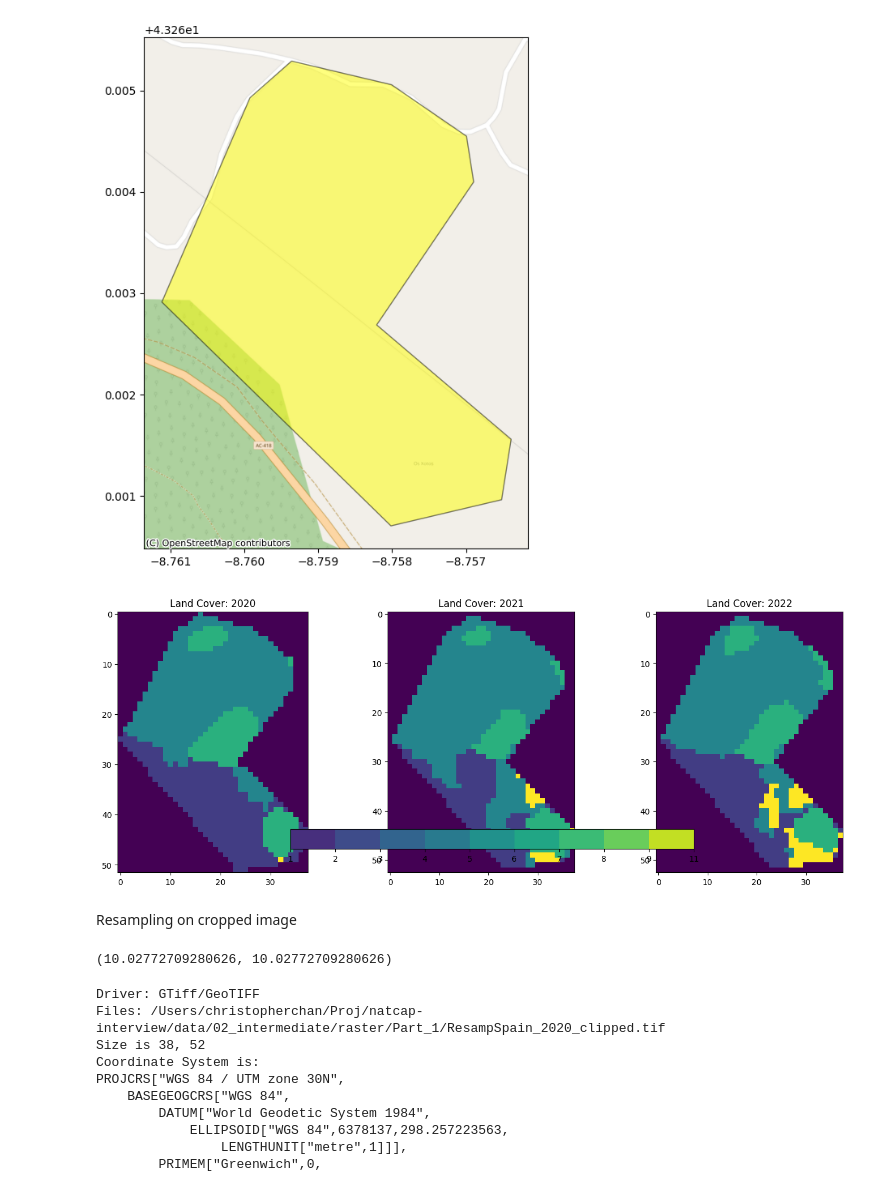
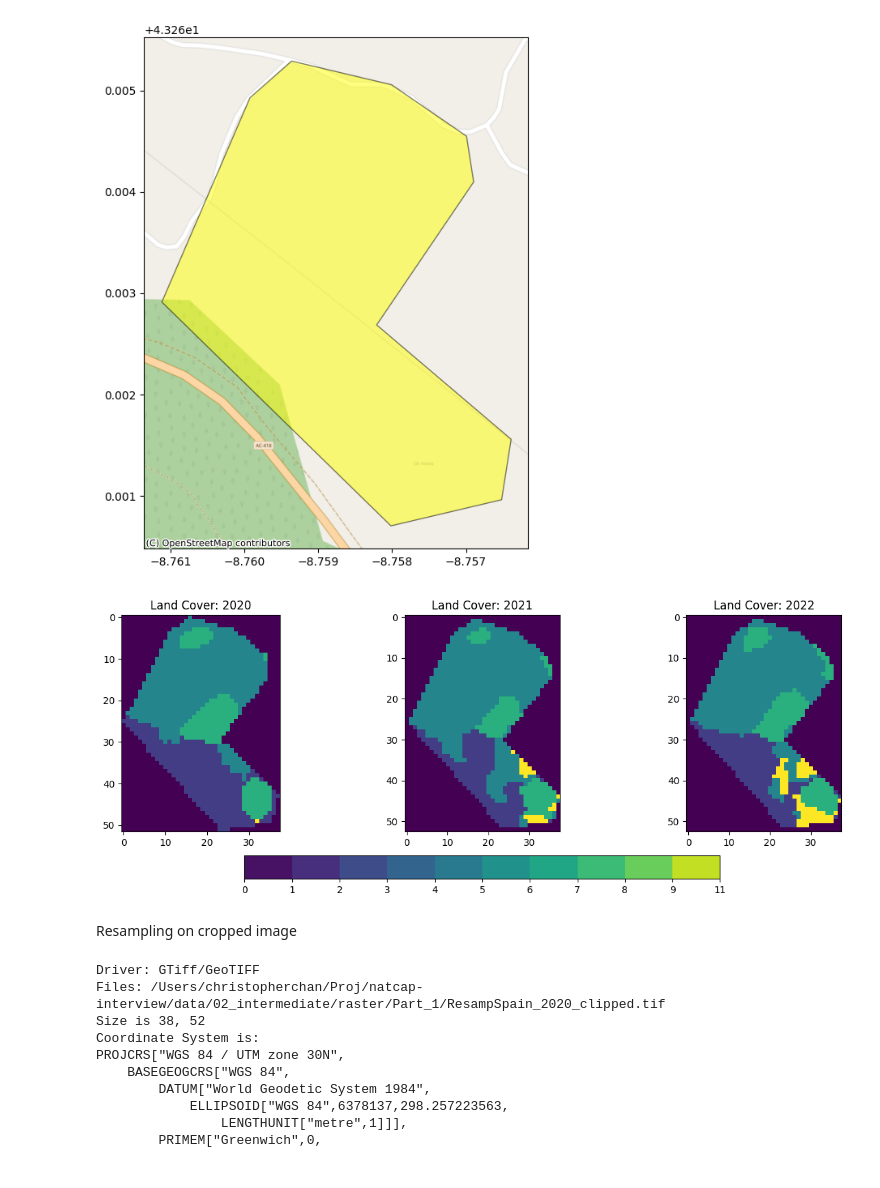
Before and after one commit to chrischank/Land-Cover-Change, a Jupyter notebook: notebooks/Part1_LCC.ipynb, the cells around one changed output. Saved outputs shown, nothing was run; the diff lists cells and outputs as text; code cells hidden in the pictures.

```diff
--- a/notebooks/Part1_LCC.ipynb
+++ b/notebooks/Part1_LCC.ipynb
@@ -96,43 +96,41 @@ for raster in raster_ls:
         clipped_image, clipped_transform = mask(src, aoi_32630.geometry, crop=True)
         # Cloud mask set 10 to G
         clipped_image = np.where((clipped_image == 0) | (clipped_image == 10), 0, clipped_image).astype(np.int8)
 
         profile = src.profile.copy()
         profile.update({
             "height": clipped_image.shape[1],
             "width": clipped_image.shape[2],
             "transform": clipped_transform
         })
 
     with rio.open(f'{data_intermediate}/raster/Part_1/spain_{year}_clipped.tif', "w", **profile) as dst:
         dst.write(clipped_image)
 
     # Append the clipped array (which has shape: [bands, height, width])
     clip_rasterls.append(clipped_image)
 
 # Quick plot
-
 fig, ax = plt.subplots(1, 3, figsize=(15, 5))
 
 for idx, img in enumerate(clip_rasterls):
     im = ax[idx].imshow(img[0])
     ax[idx].set_title(f'Land Cover: {raster_ls[idx].split("_")[2].split(".")[0]}')
 
-arr = np.arange(1, 12)
+arr = np.arange(0, 12)
 arr_filtered = arr[arr != 10]
 
-cbar = fig.colorbar(im, ax=ax, orientation='horizontal', fraction=0.09, ticks=arr_filtered,
+cbar = fig.colorbar(im, ax=ax, orientation='horizontal', fraction=0.09, pad=0.09, ticks=arr_filtered,
                     boundaries=arr_filtered)
 
-plt.tight_layout()
+#plt.tight_layout()
 plt.show()
 # %% [output]
-[figure, old version]
+[figure, new version]
 # %% [markdown]
 Resampling on cropped image
 # %%
 with rio.open(f'{data_intermediate}/raster/Part_1/spain_2020_clipped.tif', 'r') as src:
-    print(src.res)
     resamp_2020 = src.read(
         out_shape=(
             src.count,
@@ -156,8 +154,6 @@ with rio.open(f'{data_intermediate}/raster/Part_1/spain_2020_clipped.tif', 'r')
         height=resamp_2020.shape[-2]
     ) as dst:
         dst.write(resamp_2020)
-# %% [output]
-(10.02772709280626, 10.02772709280626)
 # %%
 # Check the resampled image
 lc_2020 = gdal.Open(f'{data_intermediate}/raster/Part_1/ResampSpain_2020_clipped.tif')
```
Also changed, not shown: parts of 6 cells of this notebook.
